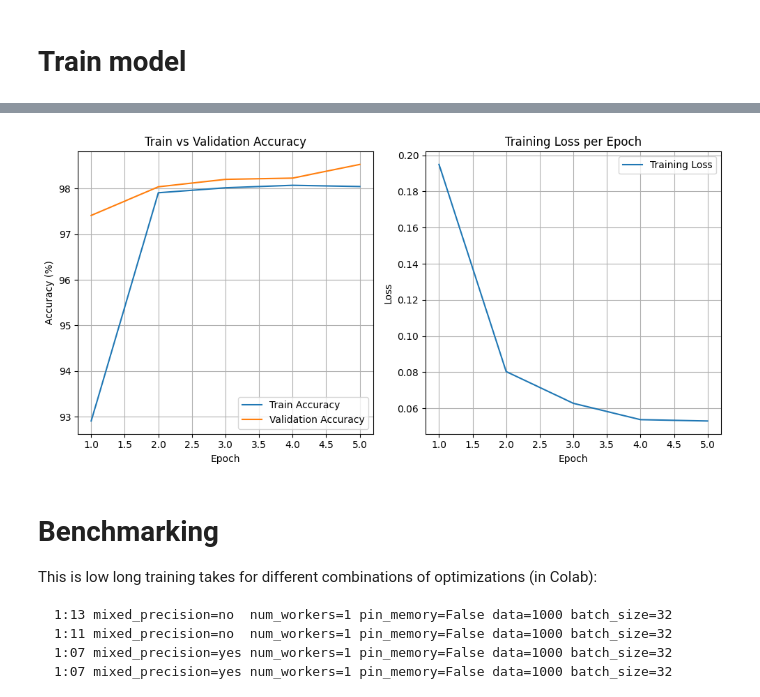
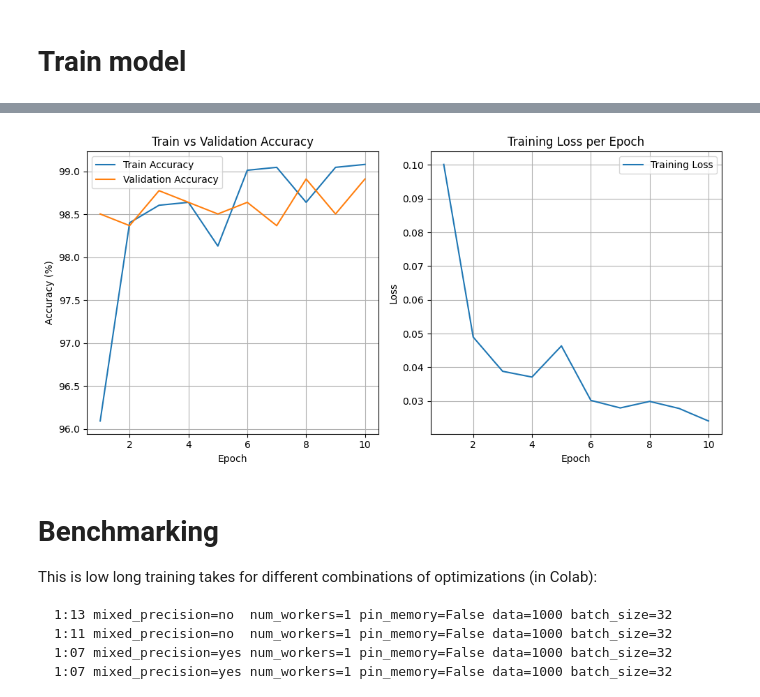
Before and after one commit to Sebelino/DD2424-project, a Jupyter notebook: e1_sebastian.ipynb, the cells around one changed output, grey strips where cells are left out. Cells and saved outputs as stored; diff of their text form; code cells hidden in the pictures.

Commit message:
fix: Don't use test set for validation accuracies

```diff
--- a/e1_sebastian.ipynb
+++ b/e1_sebastian.ipynb
@@ -142,11 +147,33 @@ GPU acceleration enabled: Yes 🚀
 # %% [markdown]
 # Train model
 # %%
+from typing import Literal
 from torch import GradScaler, autocast
+
+
+def make_optimizer(optimization: Literal["nag", "adam"]):
+    if optimization == "adam":
+        return optim.Adam(
+            model.fc.parameters(),
+            lr=0.001
+        )
+    elif optimization == "nag":
+        return optim.SGD(
+            model.fc.parameters(),
+            lr=0.01,
+            momentum=0.9,
+            nesterov=True,
+            weight_decay=1e-4,
+        )
+    else:
+        raise NotImplementedError
+
+
+optimizer = make_optimizer("nag")
 
 criterion = nn.CrossEntropyLoss()
 
-num_epochs = 5
+num_epochs = 10
 model.train()
 
 
@@ -192,6 +219,11 @@ val_accuracies = []
 epoch_losses = []
 
 for epoch in tqdm(range(num_epochs), desc="Epoch"):
+
+    if epoch == 5: # Slow down midway through
+        for param_group in optimizer.param_groups:
+            param_group['lr'] = 0.001
+
     running_loss = 0.0
     correct = 0
     total = 0
@@ -206,7 +238,7 @@ for epoch in tqdm(range(num_epochs), desc="Epoch"):
     train_acc = 100 * correct / total
 
     if validate:
-        val_acc = evaluate(model, test_loader, device)
+        val_acc = evaluate(model, val_loader, device)
         val_acc_str = f", Val Acc: {val_acc:.2f}%"
     else:
         val_acc = None
@@ -257,4 +294,4 @@ Epoch [5/5], Loss: 0.0530, Train Acc: 98.04%, Val Acc: 98.53%
-[figure, old version]
+[figure, new version]
 # %% [markdown]
 # Benchmarking
 This is low long training takes for different combinations of optimizations (in Colab):
```
Also changed, not shown: parts of 4 cells of this notebook.
